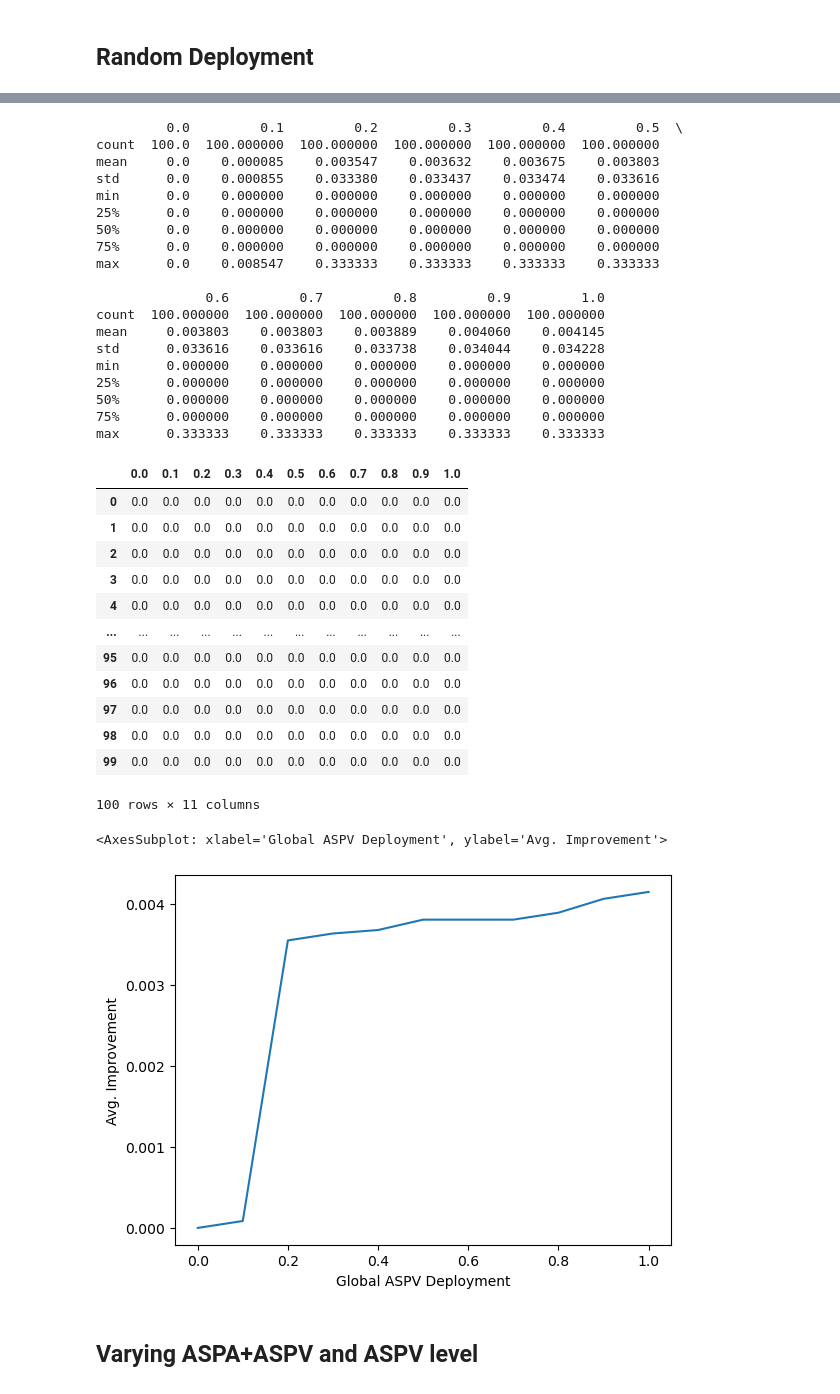
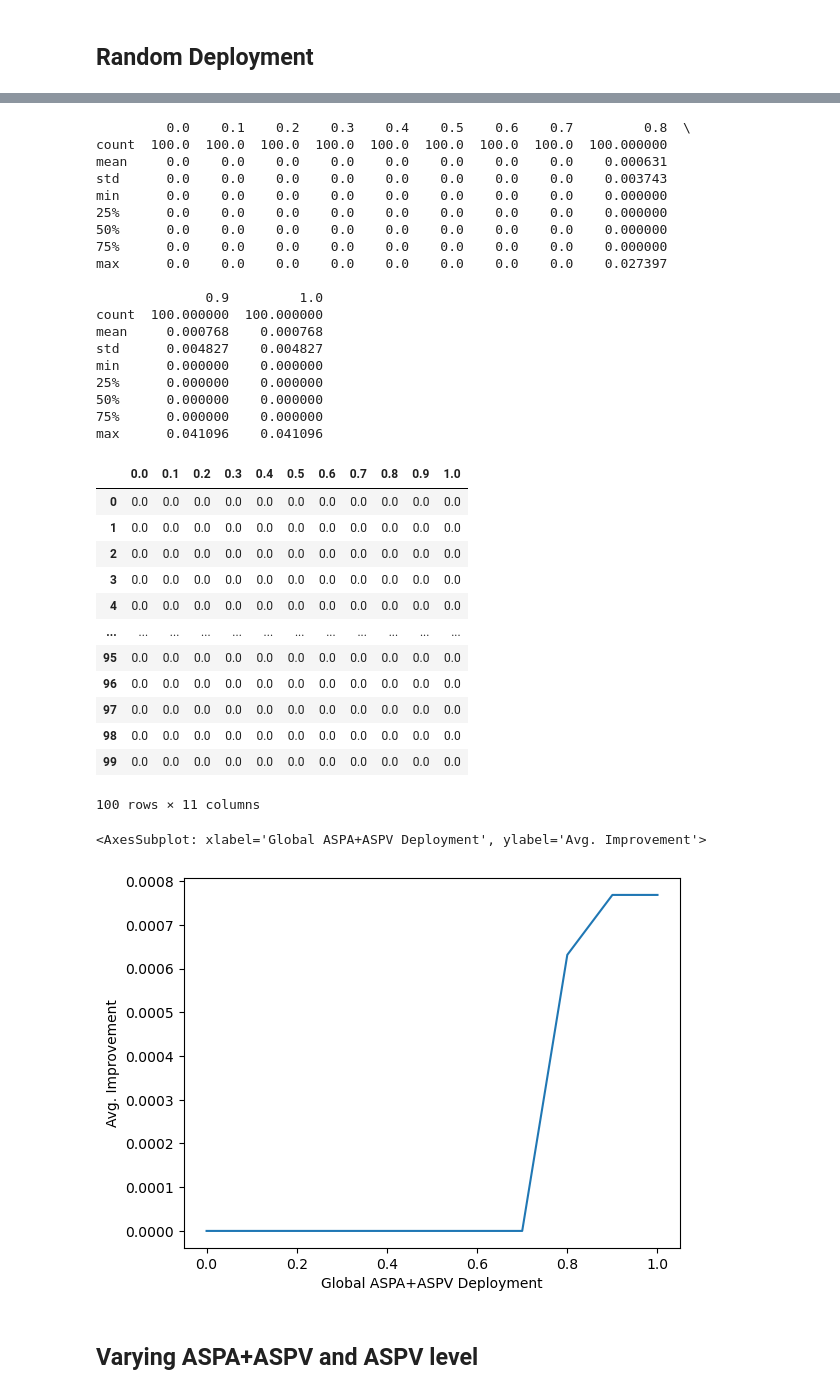
Before and after one commit to TianWong/LOTUS, a Jupyter notebook: controller_workbook.ipynb, the cells around one changed output, grey strips where cells are left out. Saved outputs shown, nothing was run; the diff lists cells and outputs as text; code cells hidden in the pictures.

```diff
--- a/controller_workbook.ipynb
+++ b/controller_workbook.ipynb
@@ -141,27 +138,29 @@ m.plot(x="ASPV Deployment", y="Avg. Improvement", xlabel="Global ASPV Deployment
 # %%
 all_asns = controller.export_interpreter(BASE_SCENARIO, BASE_SCENARIO+".pickle")
 df2 = controller.main(BASE_SCENARIO+".pickle", all_asns, "protect_random", verbose=False, iterations=100, usr_seed=seed, aspv_level=2)
+with open("df2.pickle", "wb") as outfile:
+    pickle.dump(df2, outfile)
 df2
 # %% [output]
-         0.0         0.1         0.2         0.3         0.4         0.5  \
-count  100.0  100.000000  100.000000  100.000000  100.000000  100.000000
-mean     0.0    0.000085    0.003547    0.003632    0.003675    0.003803
-std      0.0    0.000855    0.033380    0.033437    0.033474    0.033616
-min      0.0    0.000000    0.000000    0.000000    0.000000    0.000000
-25%      0.0    0.000000    0.000000    0.000000    0.000000    0.000000
-50%      0.0    0.000000    0.000000    0.000000    0.000000    0.000000
-75%      0.0    0.000000    0.000000    0.000000    0.000000    0.000000
-max      0.0    0.008547    0.333333    0.333333    0.333333    0.333333
+         0.0    0.1    0.2    0.3    0.4    0.5    0.6    0.7         0.8  \
+count  100.0  100.0  100.0  100.0  100.0  100.0  100.0  100.0  100.000000
+mean     0.0    0.0    0.0    0.0    0.0    0.0    0.0    0.0    0.000631
+std      0.0    0.0    0.0    0.0    0.0    0.0    0.0    0.0    0.003743
+min      0.0    0.0    0.0    0.0    0.0    0.0    0.0    0.0    0.000000
+25%      0.0    0.0    0.0    0.0    0.0    0.0    0.0    0.0    0.000000
+50%      0.0    0.0    0.0    0.0    0.0    0.0    0.0    0.0    0.000000
+75%      0.0    0.0    0.0    0.0    0.0    0.0    0.0    0.0    0.000000
+max      0.0    0.0    0.0    0.0    0.0    0.0    0.0    0.0    0.027397
 
-              0.6         0.7         0.8         0.9         1.0
-count  100.000000  100.000000  100.000000  100.000000  100.000000
-mean     0.003803    0.003803    0.003889    0.004060    0.004145
-std      0.033616    0.033616    0.033738    0.034044    0.034228
-min      0.000000    0.000000    0.000000    0.000000    0.000000
-25%      0.000000    0.000000    0.000000    0.000000    0.000000
-50%      0.000000    0.000000    0.000000    0.000000    0.000000
-75%      0.000000    0.000000    0.000000    0.000000    0.000000
-max      0.333333    0.333333    0.333333    0.333333    0.333333
+              0.9         1.0
+count  100.000000  100.000000
+mean     0.000768    0.000768
+std      0.004827    0.004827
+min      0.000000    0.000000
+25%      0.000000    0.000000
+50%      0.000000    0.000000
+75%      0.000000    0.000000
+max      0.041096    0.041096
 |  | 0.0 | 0.1 | 0.2 | 0.3 | 0.4 | 0.5 | 0.6 | 0.7 | 0.8 | 0.9 | 1.0 |
 | 0 | 0.0 | 0.0 | 0.0 | 0.0 | 0.0 | 0.0 | 0.0 | 0.0 | 0.0 | 0.0 | 0.0 |
 | 1 | 0.0 | 0.0 | 0.0 | 0.0 | 0.0 | 0.0 | 0.0 | 0.0 | 0.0 | 0.0 | 0.0 |
@@ -177,8 +176,8 @@ max      0.333333    0.333333    0.333333    0.333333    0.333333
 100 rows × 11 columns
 # %%
 m = df2.mean()
-m.columns = ["ASPV Deployment Rate", "Avg. Improvement"]
-m.plot(x="ASPV Deployment", y="Avg. Improvement", xlabel="Global ASPV Deployment", ylabel="Avg. Improvement")
+m.columns = ["Global ASPA+ASPV Deployment", "Avg. Improvement"]
+m.plot(x="Global ASPA+ASPV Deployment", y="Avg. Improvement", xlabel="Global ASPA+ASPV Deployment", ylabel="Avg. Improvement")
 # %% [output]
-<AxesSubplot: xlabel='Global ASPV Deployment', ylabel='Avg. Improvement'>
+<AxesSubplot: xlabel='Global ASPA+ASPV Deployment', ylabel='Avg. Improvement'>
-[figure, old version]
+[figure, new version]
```
Also changed, not shown: parts of 12 cells of this notebook, 9 other files.
